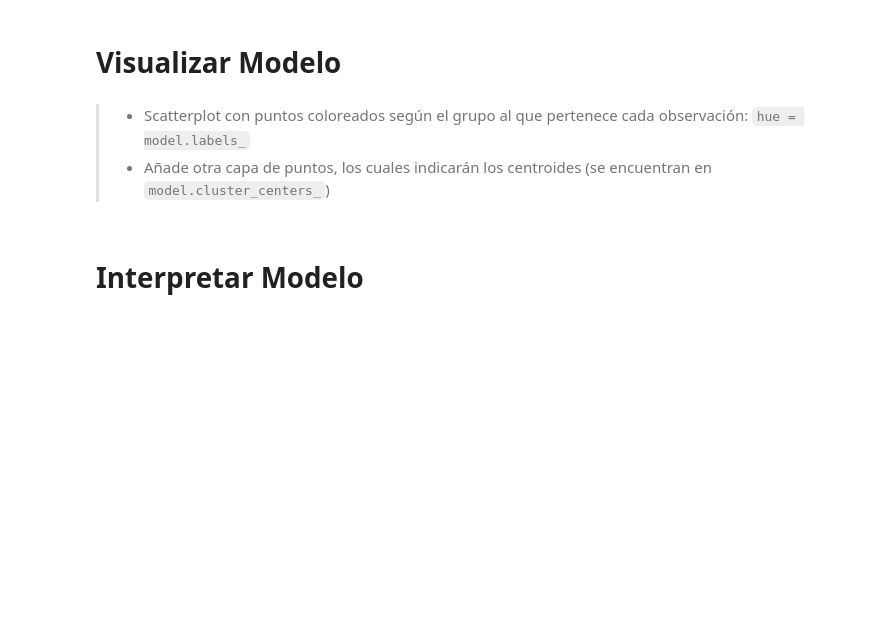
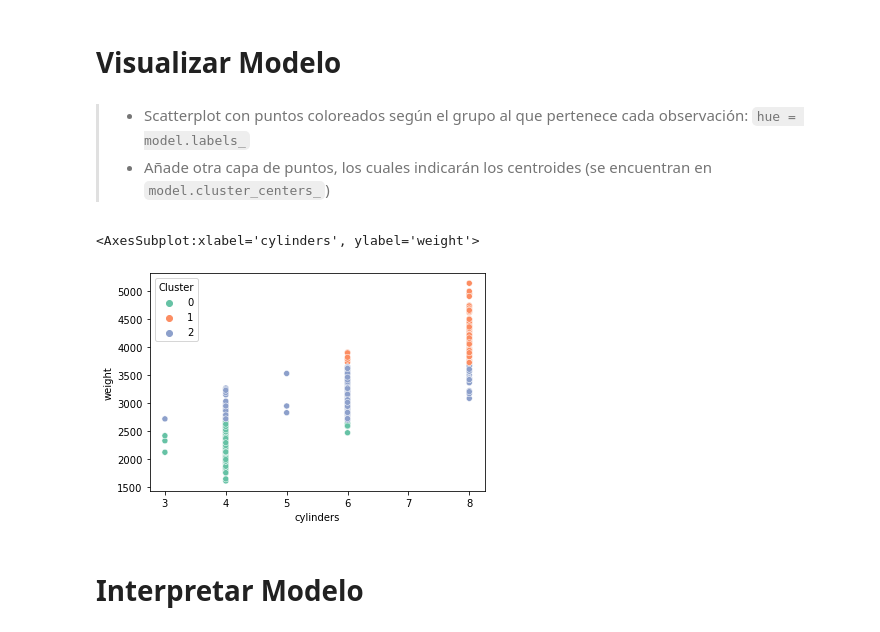
Before and after one commit to jaimee8/machine-learning-program, a Jupyter notebook: #09. Cluster Analysis con k-Means/08practice.ipynb, the cells around one changed output. Saved outputs shown, nothing was run; the diff lists cells and outputs as text; code cells hidden in the pictures; blank space fills up the shorter version.

```diff
--- a/#09. Cluster Analysis con k-Means/08practice.ipynb
+++ b/#09. Cluster Analysis con k-Means/08practice.ipynb
@@ -50,0 +131,2 @@ df.sample(10)
+# %%
+model = KMeans(n_clusters=3, verbose=1)
@@ -50,0 +147,2 @@ df.sample(10)
+# %%
+model.fit(X=explanatory)
@@ -54,0 +174,4 @@ df.sample(10)
+# %%
+df1 = df[['cylinders', 'weight']]
+# %%
+df1['Cluster'] = model.predict(X=explanatory)
@@ -60,3 +208,8 @@ df.sample(10)
+# %%
+sns.scatterplot(x='cylinders', y='weight', hue= 'Cluster', data=df1, palette='Set2')
+# %% [output]
+<AxesSubplot:xlabel='cylinders', ylabel='weight'>
+[figure, added]
 # %% [markdown]
 # Interpretar Modelo
 # %% [markdown]
```
Also changed, not shown: parts of 15 cells of this notebook, 1 other file.
